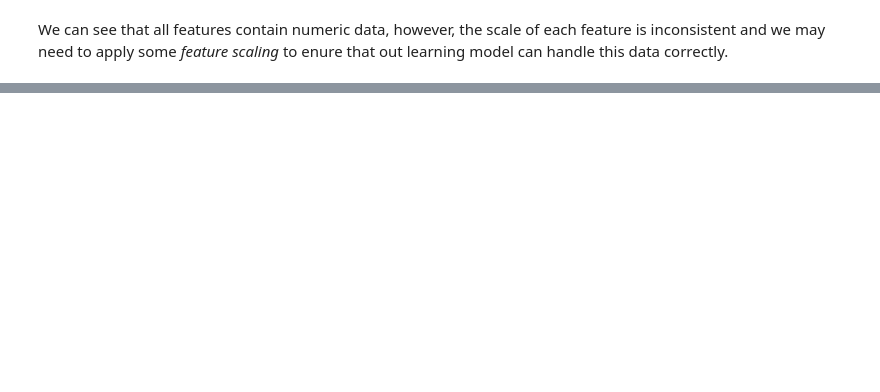
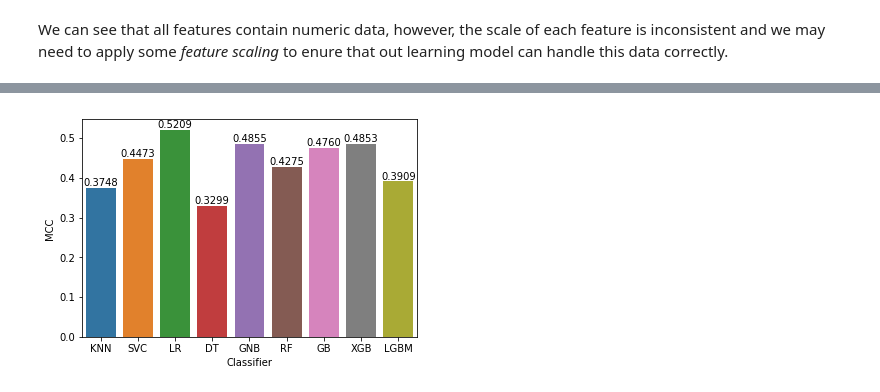
Before and after one commit to nccheng/machine-learning, a Jupyter notebook: projects/capstone/predicting_diabetes.ipynb, the cells around one changed output, grey strips where cells are left out. Drawn from its saved outputs; the diff is of its cells as text; code cells hidden in the pictures; blank space fills up the shorter version.

Commit message:
Completed initial model evaluation

```diff
--- a/projects/capstone/predicting_diabetes.ipynb
+++ b/projects/capstone/predicting_diabetes.ipynb
@@ -143,11 +143,11 @@ y = diabetes_mod.Outcome.values
 # Apply feature scaling
 from sklearn.preprocessing import StandardScaler
 sc = StandardScaler()
-X = sc.fit_transform(X)
+X_transform = sc.fit_transform(X)
 
 # Check the mean and standard deviation of X
-mean = np.mean(X, axis=0)
+mean = np.mean(X_transform, axis=0)
 print('Mean of features: {}'.format(np.round(mean)))
-standard_deviation = np.std(X, axis=0)
+standard_deviation = np.std(X_transform, axis=0)
 print('Standard deviation of features: {}'.format(np.round(standard_deviation)))
 # %% [output]
@@ -157,0 +194,31 @@ Standard deviation of features: [ 1.  1.  1.  1.  1.  1.  1.  1.]
+# %%
+from sklearn.metrics import matthews_corrcoef
+
+def performance_metric(y_true, y_predict):
+    """ Calculates and returns the performance score between
+        true and predicted values based on the metric chosen. """
+
+    # TODO: Calculate the performance score between 'y_true' and 'y_predict'
+    score = matthews_corrcoef(y_true, y_predict)
+
+    # Return the score
+    return score
+# %%
+from sklearn.metrics import make_scorer
+from sklearn.model_selection import KFold
+from sklearn.model_selection import cross_val_score
+
+names = []
+scores = []
+scoring_fnc = make_scorer(performance_metric)
+
+for name, model in models:
+
+    kfold = KFold(n_splits=10, random_state=42)
+    score = cross_val_score(model, X_train, y_train, cv=kfold, scoring=scoring_fnc).mean()
+
+    names.append(name)
+    scores.append(score)
+
+kf_cross_val = pd.DataFrame({'Name': names, 'Score': scores})
+print(kf_cross_val)
@@ -157,0 +236,10 @@ Standard deviation of features: [ 1.  1.  1.  1.  1.  1.  1.  1.]
+# %%
+axis = sns.barplot(x = 'Name', y = 'Score', data = kf_cross_val)
+axis.set(xlabel='Classifier', ylabel='MCC')
+for p in axis.patches:
+    height = p.get_height()
+    axis.text(p.get_x() + p.get_width()/2, height + 0.005, '{:1.4f}'.format(height), ha="center")
+
+plt.show()
+# %% [output]
+[figure, added]
```
Also changed, not shown: parts of 10 cells of this notebook.
